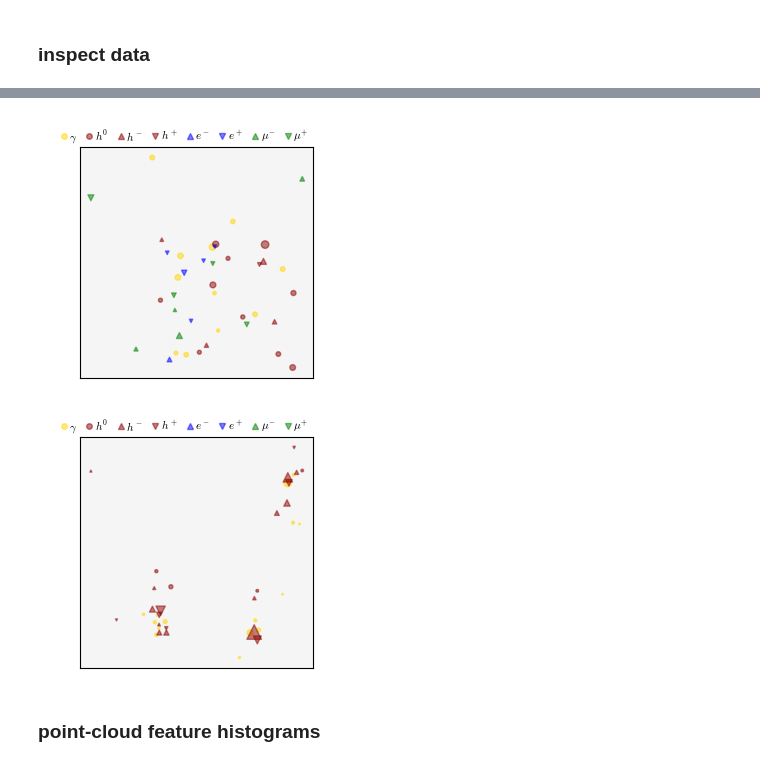
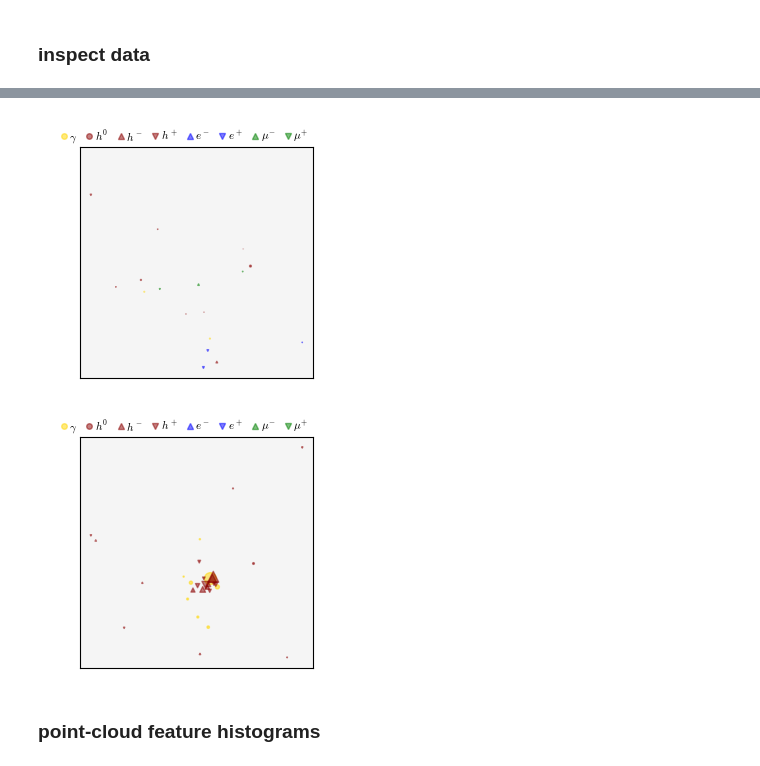
Before and after one commit to dfaroughy/Multimodal-Bridges, a Jupyter notebook: experiments/train.ipynb, the cells around one changed output, grey strips where cells are left out. Drawn from its saved outputs; the diff is of its cells as text; code cells hidden in the pictures.

```diff
--- a/experiments/train.ipynb
+++ b/experiments/train.ipynb
@@ -26,9 +25,9 @@ jets.target.continuous.shape, jets.target.discrete.shape, jets.target.mask.shape
 # %%
-jets.source.display_cloud(idx=0, scale_marker=10.0)
-jets.target.display_cloud(idx=10, scale_marker=1.0)
+jets.source.display_cloud(idx=0, scale_marker=1.0)
+jets.target.display_cloud(idx=0, scale_marker=1.0)
 # %% [output]
-[figure, old version]
+[figure, new version]
-[figure, old version]
+[figure, new version]
 # %% [markdown]
 ### point-cloud feature histograms
 # %%
```
Also changed, not shown: parts of 9 cells of this notebook, 9 other files.
